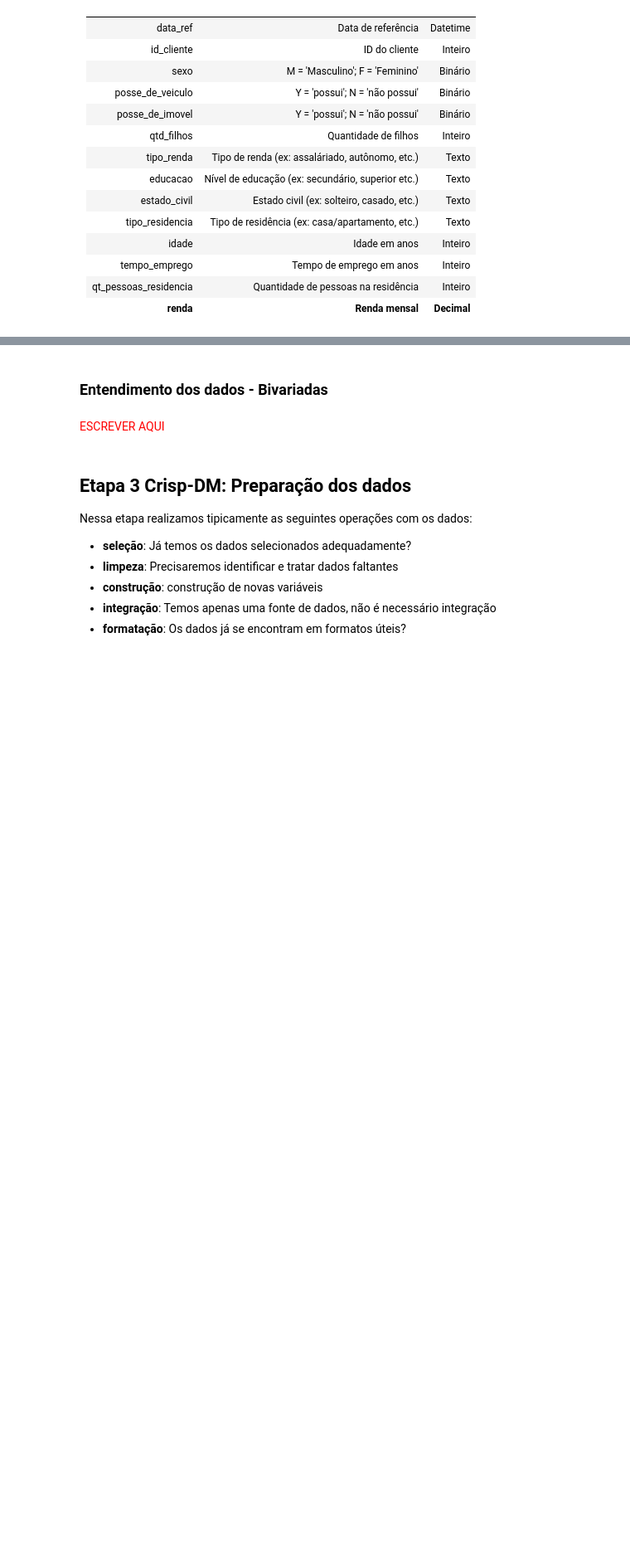
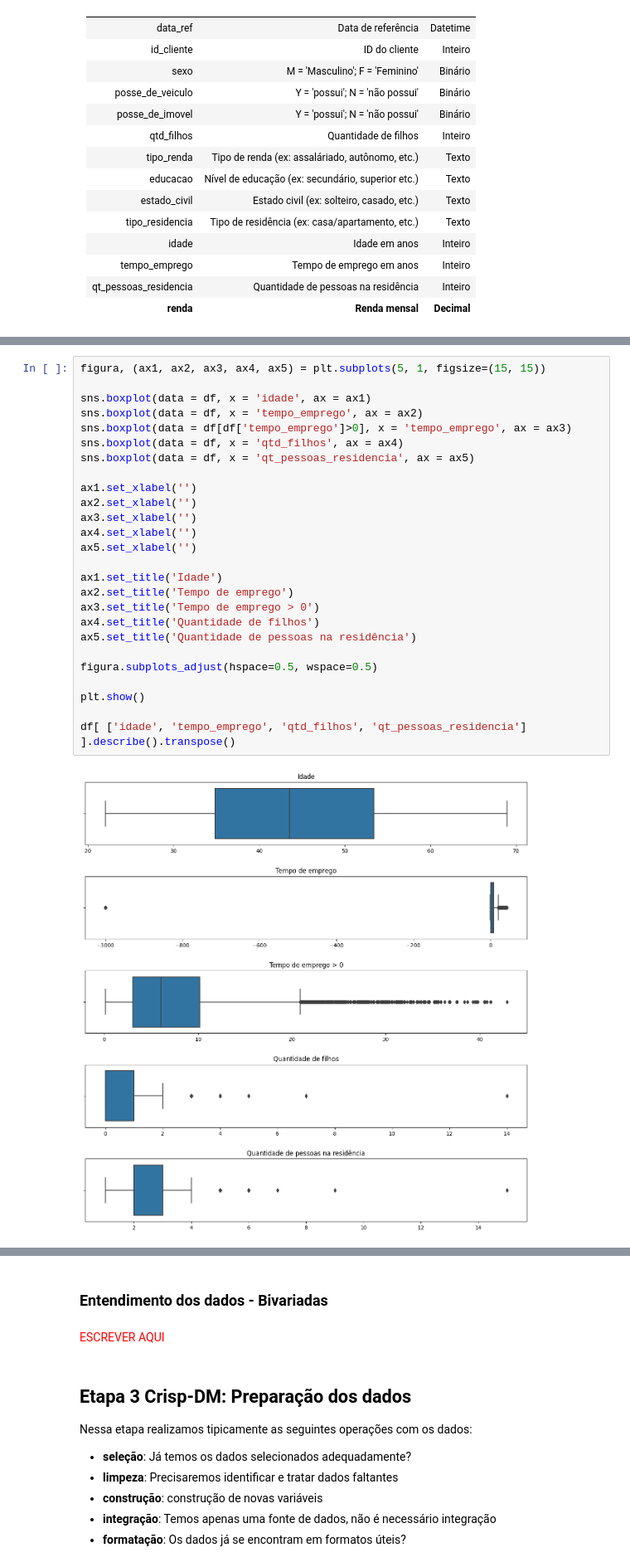
Before and after one commit to daviNGL/EBAC-projeto-previsao-de-renda, a Jupyter notebook: projeto.ipynb, the cells around one changed output, grey strips where cells are left out. Shown at 83% size. Cells and saved outputs as stored; diff of their text form; blank space fills up the shorter version.

```diff
--- a/projeto.ipynb
+++ b/projeto.ipynb
@@ -76,0 +143,28 @@ prof.to_file('./output/renda_analisys.html')
+# %%
+figura, (ax1, ax2, ax3, ax4, ax5) = plt.subplots(5, 1, figsize=(15, 15))
+
+sns.boxplot(data = df, x = 'idade', ax = ax1)
+sns.boxplot(data = df, x = 'tempo_emprego', ax = ax2)
+sns.boxplot(data = df[df['tempo_emprego']>0], x = 'tempo_emprego', ax = ax3)
+sns.boxplot(data = df, x = 'qtd_filhos', ax = ax4)
+sns.boxplot(data = df, x = 'qt_pessoas_residencia', ax = ax5)
+
+ax1.set_xlabel('')
+ax2.set_xlabel('')
+ax3.set_xlabel('')
+ax4.set_xlabel('')
+ax5.set_xlabel('')
+
+ax1.set_title('Idade')
+ax2.set_title('Tempo de emprego')
+ax3.set_title('Tempo de emprego > 0')
+ax4.set_title('Quantidade de filhos')
+ax5.set_title('Quantidade de pessoas na residência')
+
+figura.subplots_adjust(hspace=0.5, wspace=0.5)
+
+plt.show()
+
+df[ ['idade', 'tempo_emprego', 'qtd_filhos', 'qt_pessoas_residencia'] ].describe().transpose()
+# %% [output]
+[figure, added]
```
Also changed, not shown: parts of 28 cells of this notebook, 1 other file.
